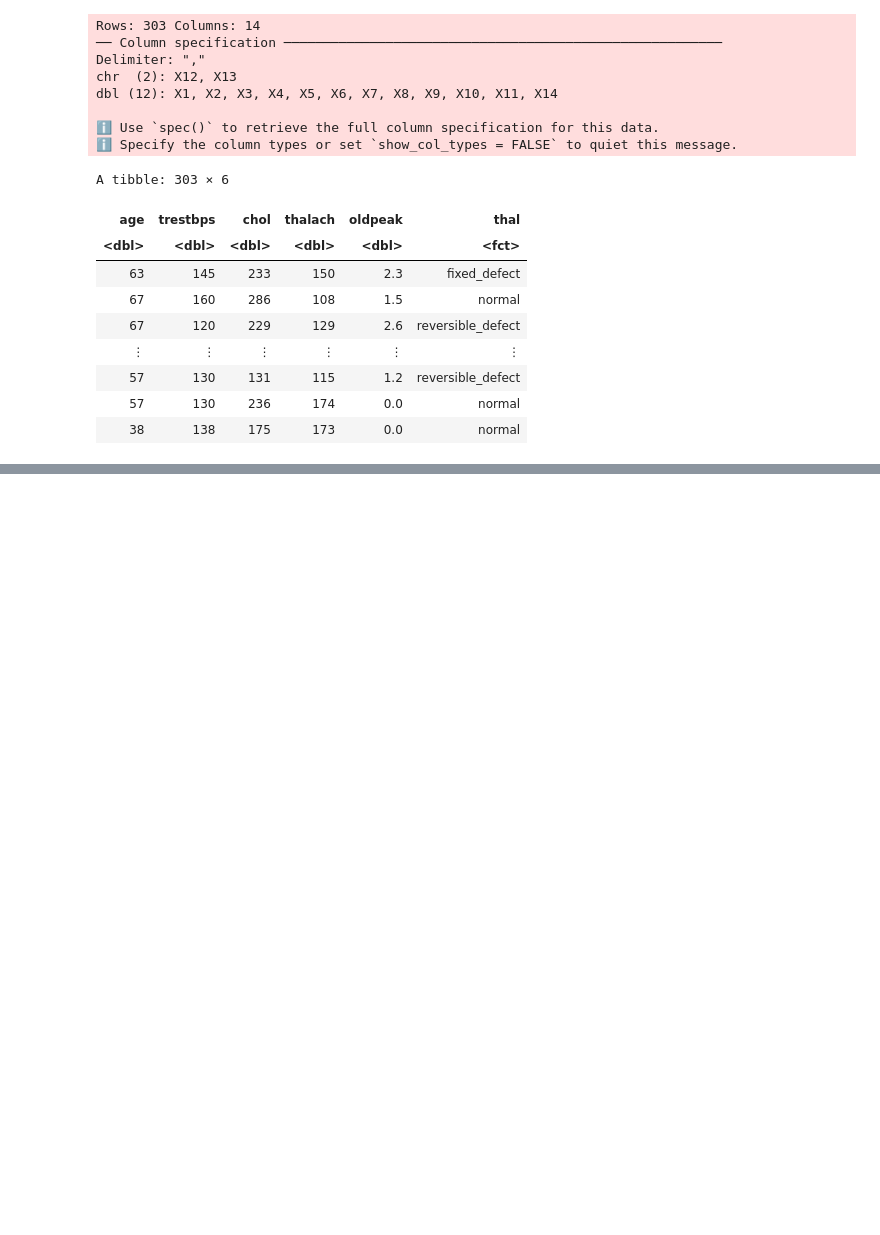
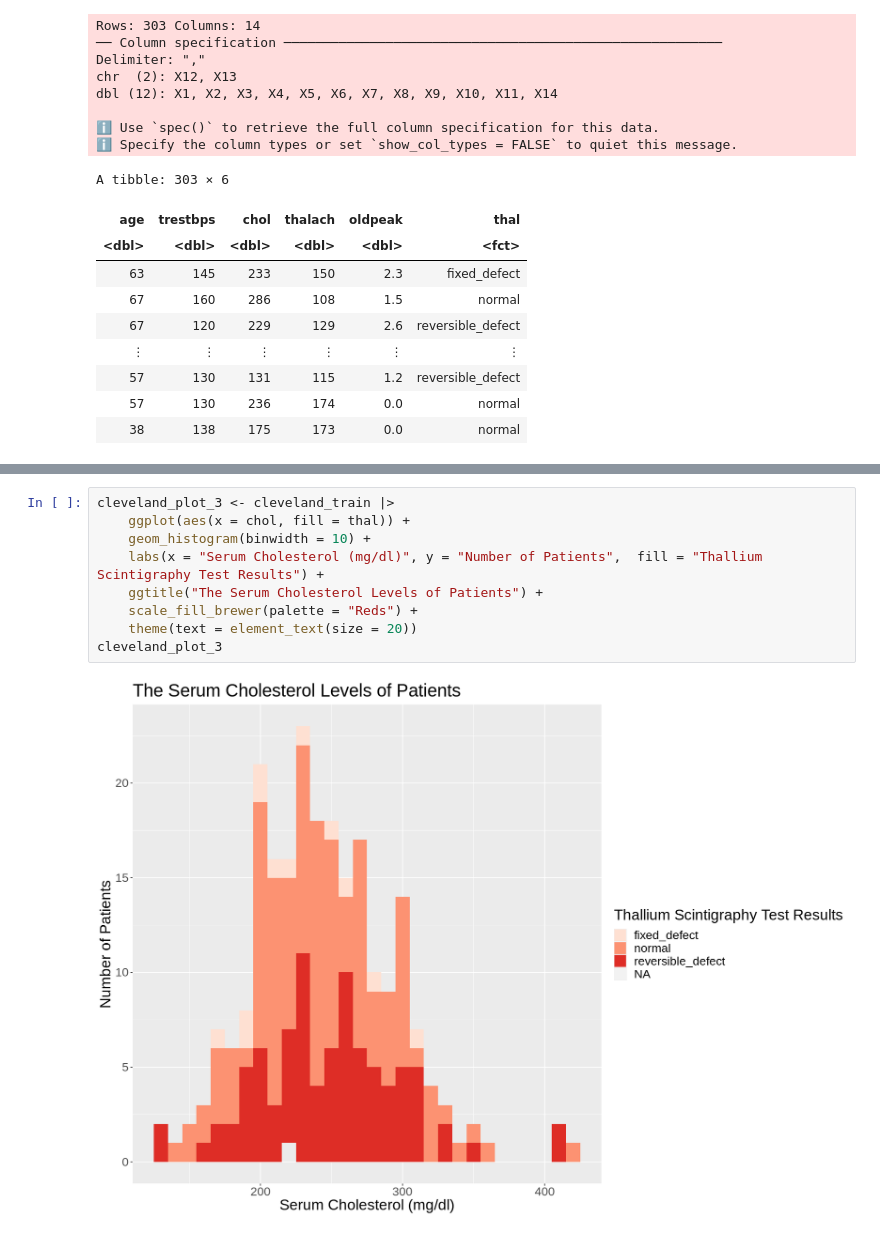
Before and after one commit to alanwake83/DSCI_group30_project, a Jupyter notebook: project_proposal.ipynb, the cells around one changed output, grey strips where cells are left out. Drawn from its saved outputs; the diff is of its cells as text; blank space fills up the shorter version.

```diff
--- a/project_proposal.ipynb
+++ b/project_proposal.ipynb
@@ -113,0 +166,11 @@ A tibble: 1 × 6
+# %%
+cleveland_plot_3 <- cleveland_train |>
+    ggplot(aes(x = chol, fill = thal)) +
+    geom_histogram(binwidth = 10) +
+    labs(x = "Serum Cholesterol (mg/dl)", y = "Number of Patients",  fill = "Thallium Scintigraphy Test Results") +
+    ggtitle("The Serum Cholesterol Levels of Patients") +
+    scale_fill_brewer(palette = "Reds") +
+    theme(text = element_text(size = 20))
+cleveland_plot_3
+# %% [output]
+[figure, added]
```
Also changed, not shown: parts of 19 cells of this notebook.
